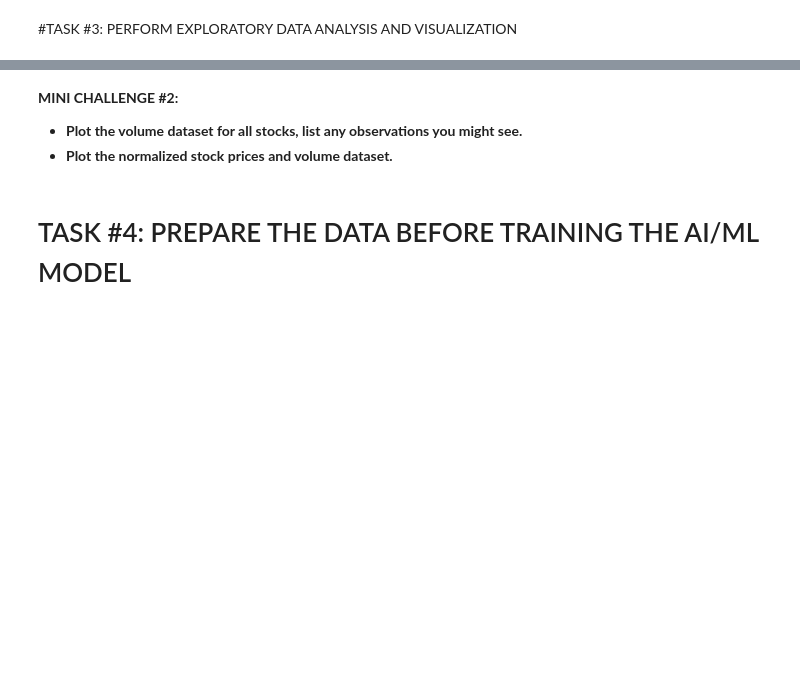
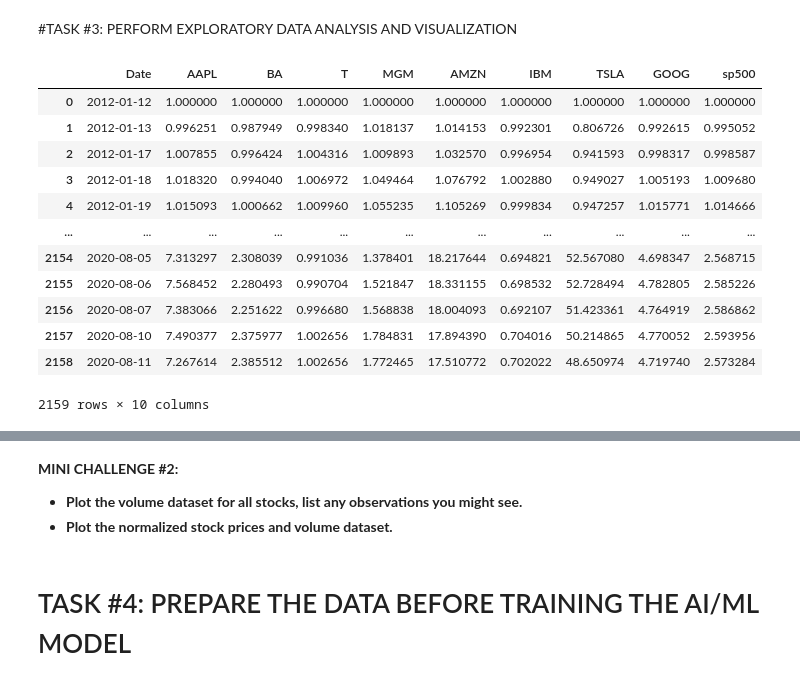
Before and after one commit to bikramdutta/stock-price-prediction, a Jupyter notebook: Regression_LSTM.ipynb, the cells around one changed output, grey strips where cells are left out. Saved outputs shown, nothing was run; the diff lists cells and outputs as text; code cells hidden in the pictures; blank space fills up the shorter version.

```diff
--- a/Regression_LSTM.ipynb
+++ b/Regression_LSTM.ipynb
@@ -23,3 +34,5 @@ from sklearn.model_selection import train_test_split
 from tensorflow import keras
 # %%
 # Read stock prices data
+stock_prices_df = pd.read_csv('data/stock.csv')
+stock_prices_df.head()
@@ -28,2 +57,4 @@ from tensorflow import keras
 # %%
 # Sort the data based on Date
+stock_prices_df.sort_values(by=['Date'], inplace=True)
+stock_prices_df.head()
@@ -48,3 +183,8 @@ from tensorflow import keras
 #TASK #3: PERFORM EXPLORATORY DATA ANALYSIS AND VISUALIZATION
 # %%
 # Function to normalize stock prices based on their initial price
+def normalize(df):
+  normalized_df = df.copy()
+  for col in normalized_df.columns[1:]:
+    normalized_df[col] = normalized_df[col]/normalized_df[col][0]
+  return normalized_df
@@ -52,0 +191,17 @@ from tensorflow import keras
+# %%
+stock_prices_df2 = normalize(stock_prices_df)
+stock_prices_df2
+# %% [output]
+|  | Date | AAPL | BA | T | MGM | AMZN | IBM | TSLA | GOOG | sp500 |
+| 0 | 2012-01-12 | 1.000000 | 1.000000 | 1.000000 | 1.000000 | 1.000000 | 1.000000 | 1.000000 | 1.000000 | 1.000000 |
+| 1 | 2012-01-13 | 0.996251 | 0.987949 | 0.998340 | 1.018137 | 1.014153 | 0.992301 | 0.806726 | 0.992615 | 0.995052 |
+| 2 | 2012-01-17 | 1.007855 | 0.996424 | 1.004316 | 1.009893 | 1.032570 | 0.996954 | 0.941593 | 0.998317 | 0.998587 |
+| 3 | 2012-01-18 | 1.018320 | 0.994040 | 1.006972 | 1.049464 | 1.076792 | 1.002880 | 0.949027 | 1.005193 | 1.009680 |
+| 4 | 2012-01-19 | 1.015093 | 1.000662 | 1.009960 | 1.055235 | 1.105269 | 0.999834 | 0.947257 | 1.015771 | 1.014666 |
+| ... | ... | ... | ... | ... | ... | ... | ... | ... | ... | ... |
+| 2154 | 2020-08-05 | 7.313297 | 2.308039 | 0.991036 | 1.378401 | 18.217644 | 0.694821 | 52.567080 | 4.698347 | 2.568715 |
+| 2155 | 2020-08-06 | 7.568452 | 2.280493 | 0.990704 | 1.521847 | 18.331155 | 0.698532 | 52.728494 | 4.782805 | 2.585226 |
+| 2156 | 2020-08-07 | 7.383066 | 2.251622 | 0.996680 | 1.568838 | 18.004093 | 0.692107 | 51.423361 | 4.764919 | 2.586862 |
+| 2157 | 2020-08-10 | 7.490377 | 2.375977 | 1.002656 | 1.784831 | 17.894390 | 0.704016 | 50.214865 | 4.770052 | 2.593956 |
+| 2158 | 2020-08-11 | 7.267614 | 2.385512 | 1.002656 | 1.772465 | 17.510772 | 0.702022 | 48.650974 | 4.719740 | 2.573284 |
+2159 rows × 10 columns
```
Also changed, not shown: parts of 17 cells of this notebook.
